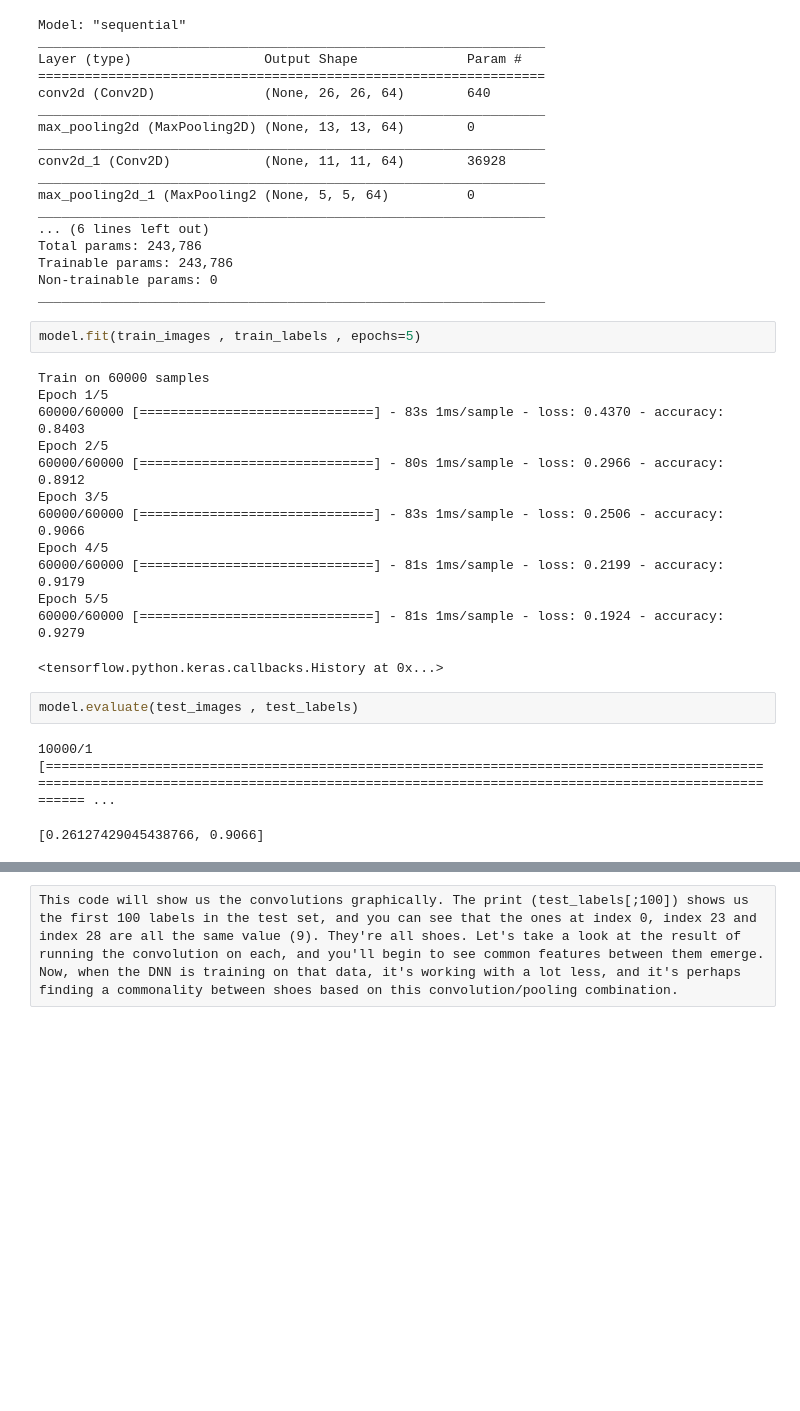
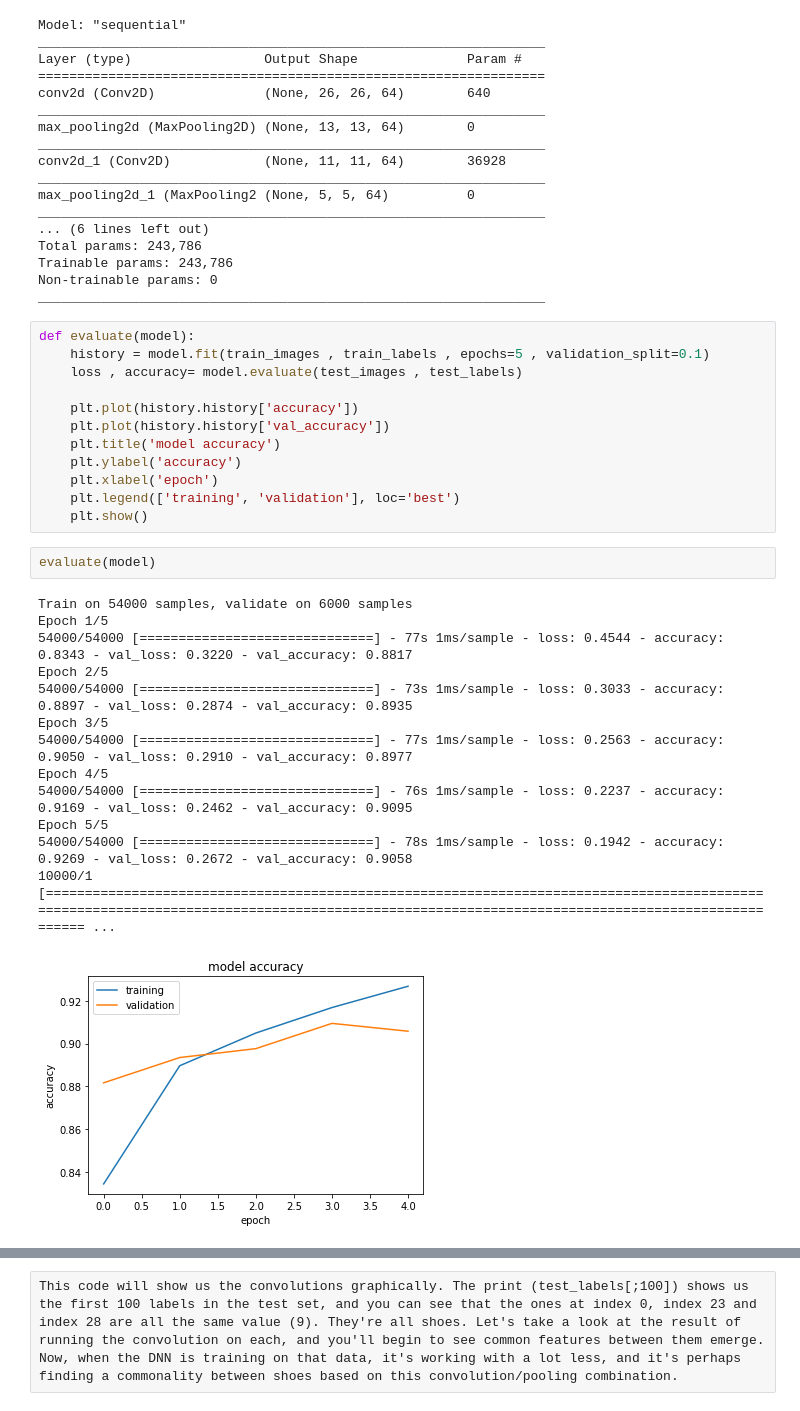
Before and after one commit to SravanChittupalli/Tensorflow_Deeplearning_Codes, a Jupyter notebook: fashion_mnist_CNN.ipynb, the cells around one changed output, grey strips where cells are left out. Cells and saved outputs as stored; diff of their text form; blank space fills up the shorter version.

```diff
--- a/fashion_mnist_CNN.ipynb
+++ b/fashion_mnist_CNN.ipynb
@@ -54,24 +54,32 @@ Total params: 243,786
 Trainable params: 243,786
 Non-trainable params: 0
 _________________________________________________________________
-# %%
-model.fit(train_images , train_labels , epochs=5)
-# %% [output]
-Train on 60000 samples
-Epoch 1/5
-60000/60000 [==============================] - 83s 1ms/sample - loss: 0.4370 - accuracy: 0.8403
-Epoch 2/5
-60000/60000 [==============================] - 80s 1ms/sample - loss: 0.2966 - accuracy: 0.8912
-Epoch 3/5
-60000/60000 [==============================] - 83s 1ms/sample - loss: 0.2506 - accuracy: 0.9066
-Epoch 4/5
-60000/60000 [==============================] - 81s 1ms/sample - loss: 0.2199 - accuracy: 0.9179
-Epoch 5/5
-60000/60000 [==============================] - 81s 1ms/sample - loss: 0.1924 - accuracy: 0.9279
-<tensorflow.python.keras.callbacks.History at 0x...>
-# %%
-model.evaluate(test_images , test_labels)
-# %% [output]
-10000/1 [=============================================================================================================================================================================================== ...
-[0.26127429045438766, 0.9066]
+# %%
+def evaluate(model):
+    history = model.fit(train_images , train_labels , epochs=5 , validation_split=0.1)
+    loss , accuracy= model.evaluate(test_images , test_labels)
+
+    plt.plot(history.history['accuracy'])
+    plt.plot(history.history['val_accuracy'])
+    plt.title('model accuracy')
+    plt.ylabel('accuracy')
+    plt.xlabel('epoch')
+    plt.legend(['training', 'validation'], loc='best')
+    plt.show()
+# %%
+evaluate(model)
+# %% [output]
+Train on 54000 samples, validate on 6000 samples
+Epoch 1/5
+54000/54000 [==============================] - 77s 1ms/sample - loss: 0.4544 - accuracy: 0.8343 - val_loss: 0.3220 - val_accuracy: 0.8817
+Epoch 2/5
+54000/54000 [==============================] - 73s 1ms/sample - loss: 0.3033 - accuracy: 0.8897 - val_loss: 0.2874 - val_accuracy: 0.8935
+Epoch 3/5
+54000/54000 [==============================] - 77s 1ms/sample - loss: 0.2563 - accuracy: 0.9050 - val_loss: 0.2910 - val_accuracy: 0.8977
+Epoch 4/5
+54000/54000 [==============================] - 76s 1ms/sample - loss: 0.2237 - accuracy: 0.9169 - val_loss: 0.2462 - val_accuracy: 0.9095
+Epoch 5/5
+54000/54000 [==============================] - 78s 1ms/sample - loss: 0.1942 - accuracy: 0.9269 - val_loss: 0.2672 - val_accuracy: 0.9058
+10000/1 [=============================================================================================================================================================================================== ...
+[figure, added]
 # %%
```
Also changed, not shown: parts of 2 cells of this notebook.
